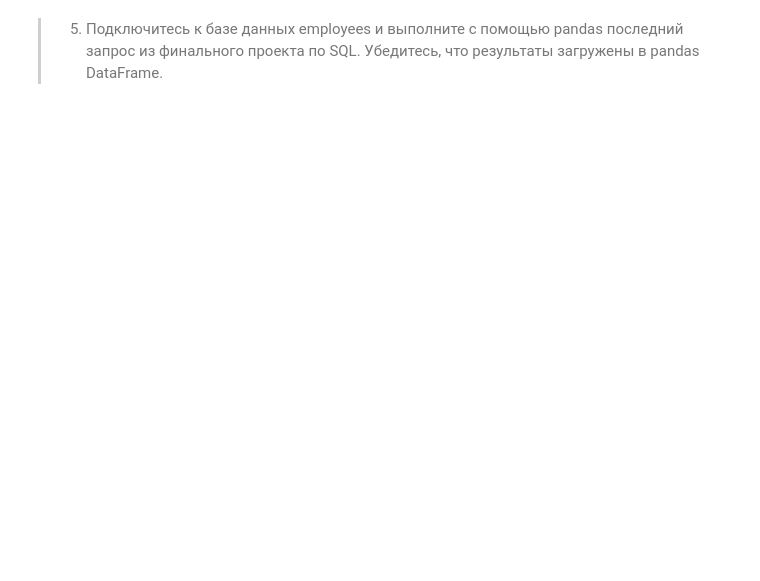
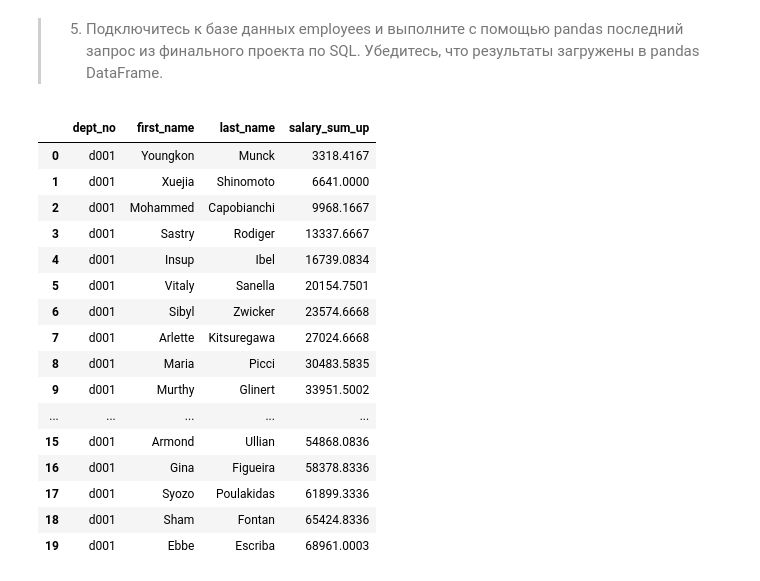
Before and after one commit to krestiankin/home_work_bi, a Jupyter notebook: hw7.ipynb, the cells around one changed output. Saved outputs shown, nothing was run; the diff lists cells and outputs as text; code cells hidden in the pictures; blank space fills up the shorter version.

```diff
--- a/hw7.ipynb
+++ b/hw7.ipynb
@@ -36,2 +95,47 @@ df.info()
 # %% [markdown]
 >5. Подключитесь к базе данных employees и выполните с помощью pandas последний запрос из финального проекта по SQL. Убедитесь, что результаты загружены в pandas DataFrame.
+# %%
+# підключення до бази даних за допомогою алхімії
+engine = create_engine('mysql+pymysql://root:1@localhost:3306/employees')
+# %%
+# закидуємо SQL запит зі степпроекту в змінну
+query = '''
+WITH windowCTE AS (
+	SELECT s.emp_no, de.dept_no, s.salary,
+	   SUM((s.salary / 12)) OVER (PARTITION BY de.dept_no
+							        ORDER BY s.salary
+                                    ROWS BETWEEN unbounded preceding and current ROW
+                                ) AS salary_sum_up
+	FROM salaries AS s
+    JOIN dept_emp AS de USING(emp_no)
+    WHERE CURDATE() BETWEEN s.from_date AND s.to_date
+			AND CURDATE() BETWEEN de.from_date AND de.to_date
+	ORDER BY dept_no, salary)
+
+SELECT w.dept_no, e.first_name, e.last_name, w.salary_sum_up
+	FROM employees AS e
+    JOIN windowCTE AS w USING(emp_no)
+    WHERE w.salary_sum_up <= 500000;
+'''
+# %%
+# читаємо пандасом та дивимось результат запиту
+df_sql = pd.read_sql(query, engine)
+df_sql.head(20)
+# %% [output]
+|  | dept_no | first_name | last_name | salary_sum_up |
+| 0 | d001 | Youngkon | Munck | 3318.4167 |
+| 1 | d001 | Xuejia | Shinomoto | 6641.0000 |
+| 2 | d001 | Mohammed | Capobianchi | 9968.1667 |
+| 3 | d001 | Sastry | Rodiger | 13337.6667 |
+| 4 | d001 | Insup | Ibel | 16739.0834 |
+| 5 | d001 | Vitaly | Sanella | 20154.7501 |
+| 6 | d001 | Sibyl | Zwicker | 23574.6668 |
+| 7 | d001 | Arlette | Kitsuregawa | 27024.6668 |
+| 8 | d001 | Maria | Picci | 30483.5835 |
+| 9 | d001 | Murthy | Glinert | 33951.5002 |
+| ... | ... | ... | ... | ... |
+| 15 | d001 | Armond | Ullian | 54868.0836 |
+| 16 | d001 | Gina | Figueira | 58378.8336 |
+| 17 | d001 | Syozo | Poulakidas | 61899.3336 |
+| 18 | d001 | Sham | Fontan | 65424.8336 |
+| 19 | d001 | Ebbe | Escriba | 68961.0003 |
```
Also changed, not shown: parts of 7 cells of this notebook, 5 other files.
